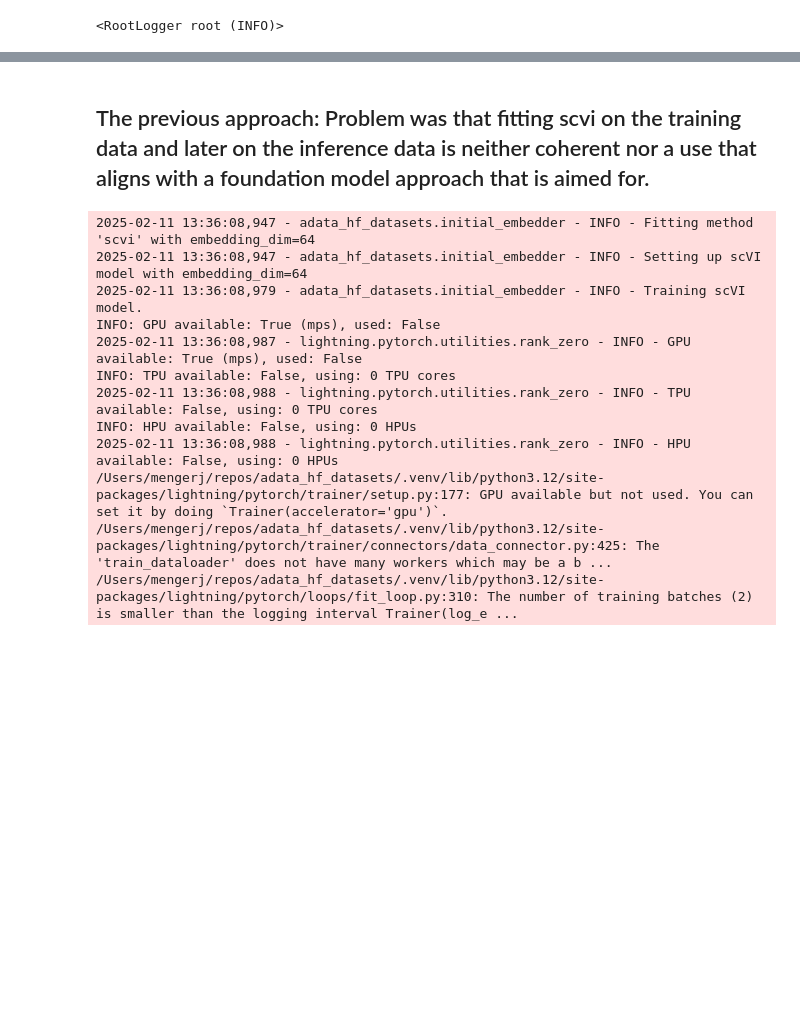
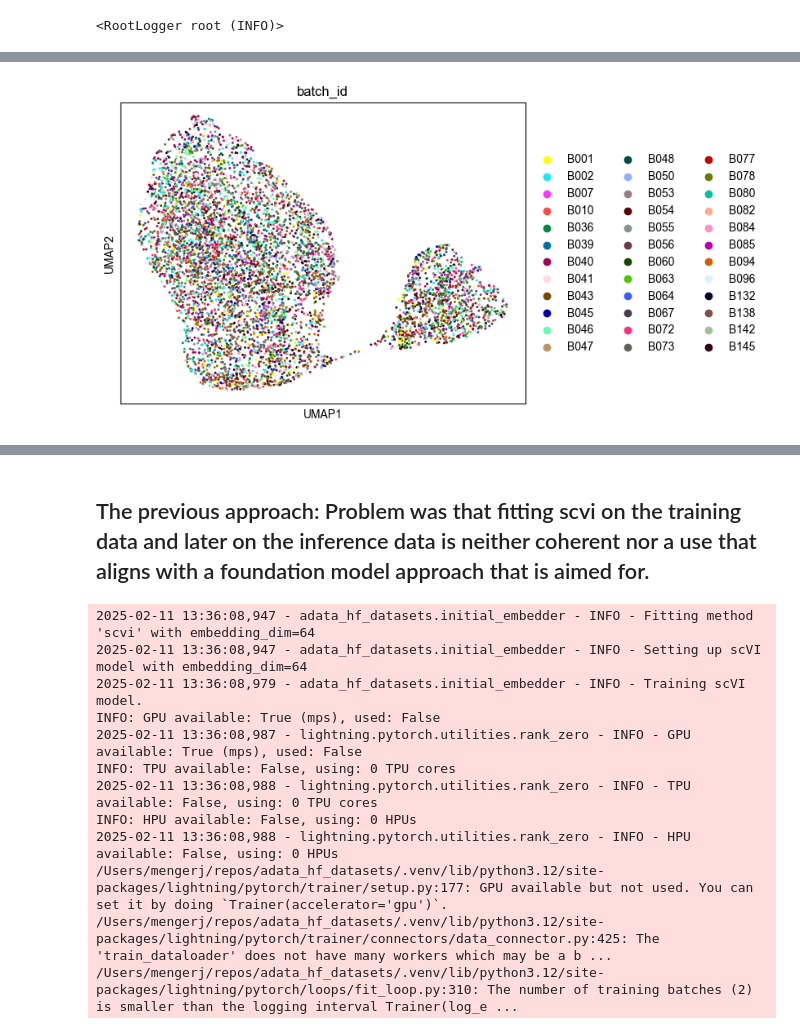
Before and after one commit to mengerj/adata_hf_datasets, a Jupyter notebook: notebooks/create_initial_embeddings.ipynb, the cells around one changed output, grey strips where cells are left out. Drawn from its saved outputs; the diff is of its cells as text; code cells hidden in the pictures; blank space fills up the shorter version.

```diff
--- a/notebooks/create_initial_embeddings.ipynb
+++ b/notebooks/create_initial_embeddings.ipynb
@@ -35 +122,12 @@ AttributeError: 'NoneType' object has no attribute 'X'
+# %%
+from adata_hf_datasets.pp.utils import consolidate_low_frequency_categories
+import scanpy as sc
+
+adata_cut = consolidate_low_frequency_categories(adata, "batch_id", 0, remove=True)
+
+sc.pp.neighbors(adata_cut, use_rep="X_gs")
+sc.tl.umap(adata_cut)
+sc.pl.umap(adata_cut, color="batch_id")
+# %% [output]
+[figure, added]
 # %%
```
Also changed, not shown: parts of 10 cells of this notebook, 4 other files.
